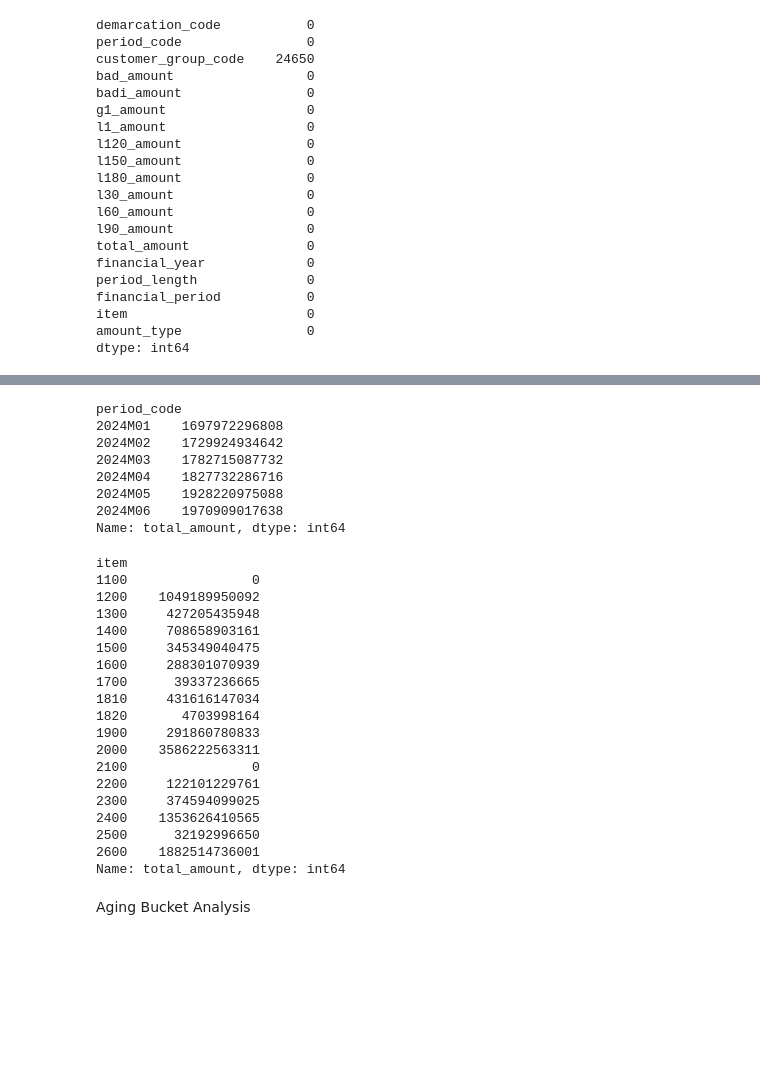
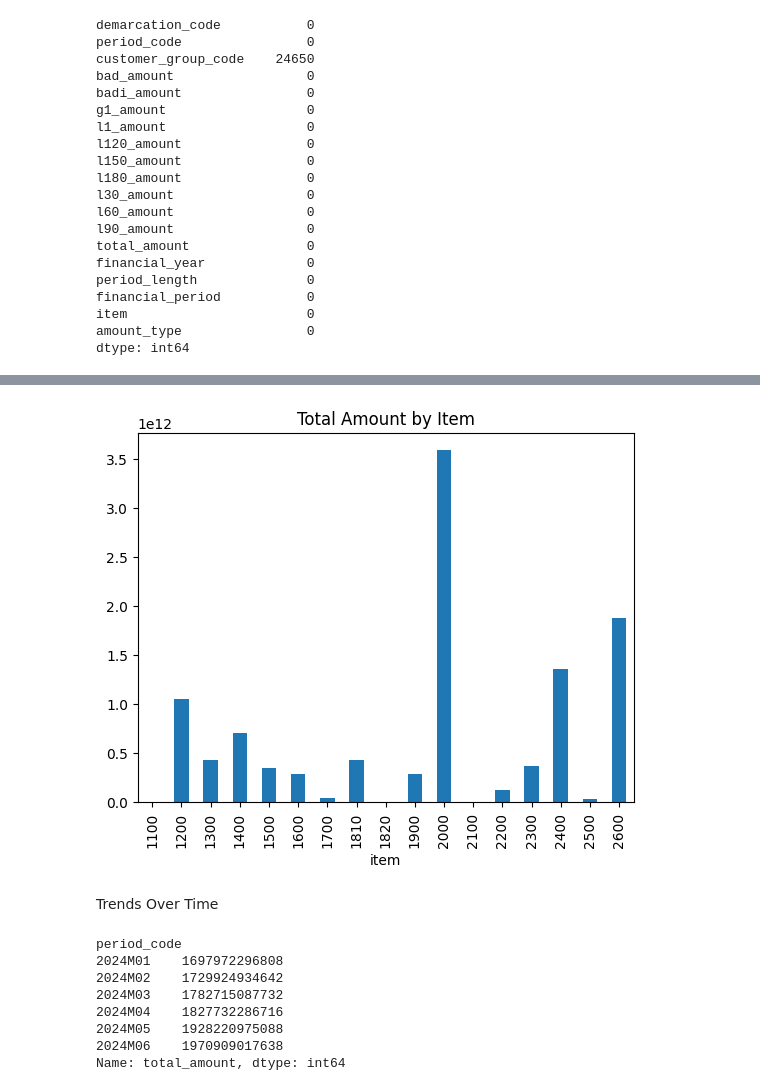
Before and after one commit to KamoheloSebolai/Financial-Period-Reporting-System, a Jupyter notebook: Financial_Data_Insights.ipynb, the cells around one changed output, grey strips where cells are left out. Saved outputs shown, nothing was run; the diff lists cells and outputs as text; code cells hidden in the pictures; blank space fills up the shorter version.

```diff
--- a/Financial_Data_Insights.ipynb
+++ b/Financial_Data_Insights.ipynb
@@ -83,3 +113,12 @@ Total Amount Analysis
+# %%
+total_amount_item.plot(kind='bar', title='Total Amount by Item')
+plt.xlabel='Item'
+plt.ylabel='Total Amount'
+plt.show()
+# %% [output]
+[figure, added]
+# %% [markdown]
+Trends Over Time
 # %%
 total_amount_period = FinanceData.groupby('period_code')['total_amount'].sum()
 total_amount_period
@@ -92,28 +131,3 @@ period_code
 2024M05    1928220975088
 2024M06    1970909017638
 Name: total_amount, dtype: int64
-# %%
-total_amount_item= FinanceData.groupby('item')['total_amount'].sum()
-total_amount_item
-# %% [output]
-item
-1100                0
-1200    1049189950092
-1300     427205435948
-1400     708658903161
-1500     345349040475
-1600     288301070939
-1700      39337236665
-1810     431616147034
-1820       4703998164
-1900     291860780833
-2000    3586222563311
-2100                0
-2200     122101229761
-2300     374594099025
-2400    1353626410565
-2500      32192996650
-2600    1882514736001
-Name: total_amount, dtype: int64
-# %% [markdown]
-Aging Bucket Analysis
```
Also changed, not shown: parts of 10 cells of this notebook.
